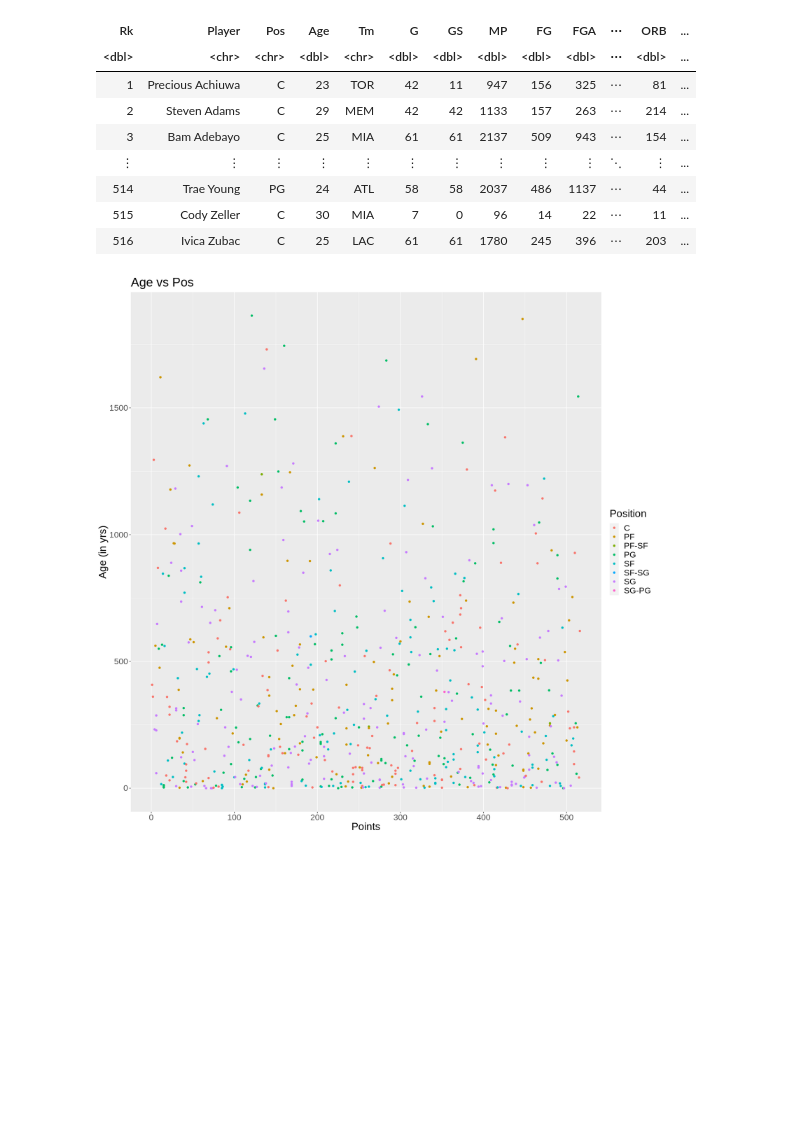
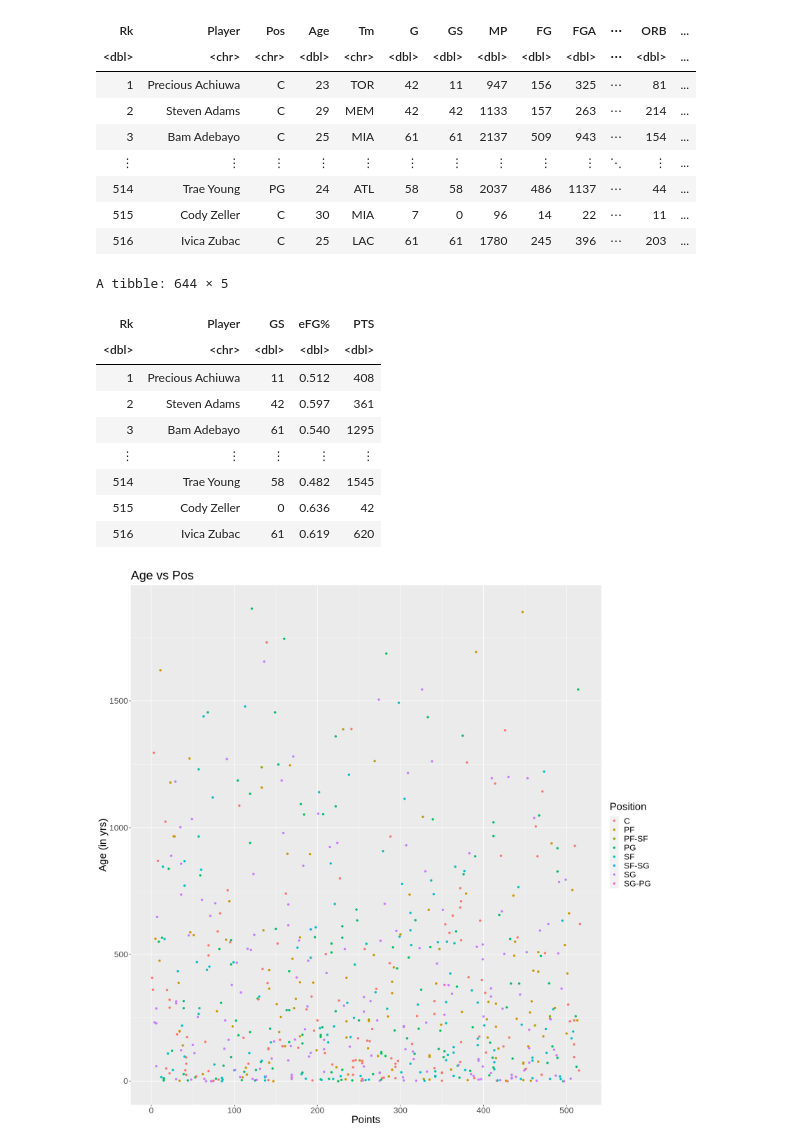
Before and after one commit to DrakenRaptor/Section006-28-Proposal, a Jupyter notebook: ProjectTrial.ipynb, the cells around one changed output. Saved outputs shown, nothing was run; the diff lists cells and outputs as text; code cells hidden in the pictures; blank space fills up the shorter version.

Commit message:
selected columns
select_cols

```diff
--- a/ProjectTrial.ipynb
+++ b/ProjectTrial.ipynb
@@ -60,6 +60,21 @@ A spec_tbl_df: 644 × 31
 | 514 | Trae Young | PG | 24 | ATL | 58 | 58 | 2037 | 486 | 1137 | ⋯ | 44 | ... |
 | 515 | Cody Zeller | C | 30 | MIA | 7 | 0 | 96 | 14 | 22 | ⋯ | 11 | ... |
 | 516 | Ivica Zubac | C | 25 | LAC | 61 | 61 | 1780 | 245 | 396 | ⋯ | 203 | ... |
+# %%
+selected_cols <- page |>
+                 select(Rk, Player, GS, "eFG%", PTS)
+selected_cols
+# %% [output]
+A tibble: 644 × 5
+| Rk | Player | GS | eFG% | PTS |
+| <dbl> | <chr> | <dbl> | <dbl> | <dbl> |
+| 1 | Precious Achiuwa | 11 | 0.512 | 408 |
+| 2 | Steven Adams | 42 | 0.597 | 361 |
+| 3 | Bam Adebayo | 61 | 0.540 | 1295 |
+| ⋮ | ⋮ | ⋮ | ⋮ | ⋮ |
+| 514 | Trae Young | 58 | 0.482 | 1545 |
+| 515 | Cody Zeller | 0 | 0.636 | 42 |
+| 516 | Ivica Zubac | 61 | 0.619 | 620 |
 # %%
 options(repr.plot.width = 15, repr.plot.height = 15)
 
```
Also changed, not shown: parts of 1 cell of this notebook.
